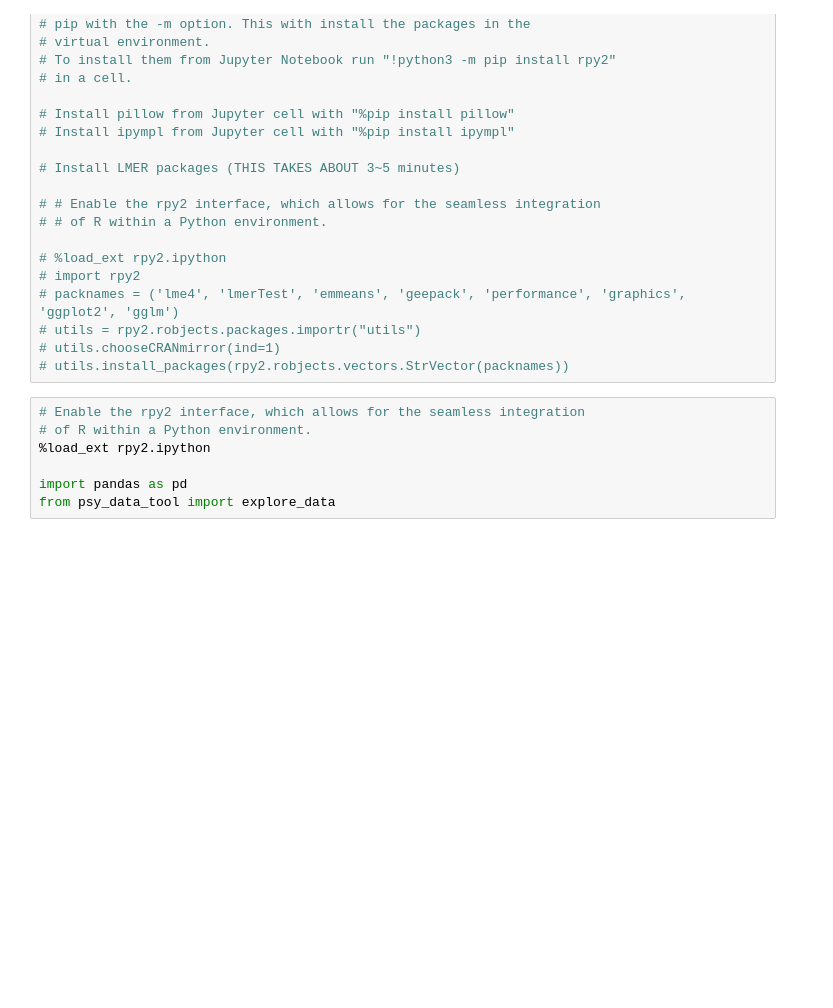
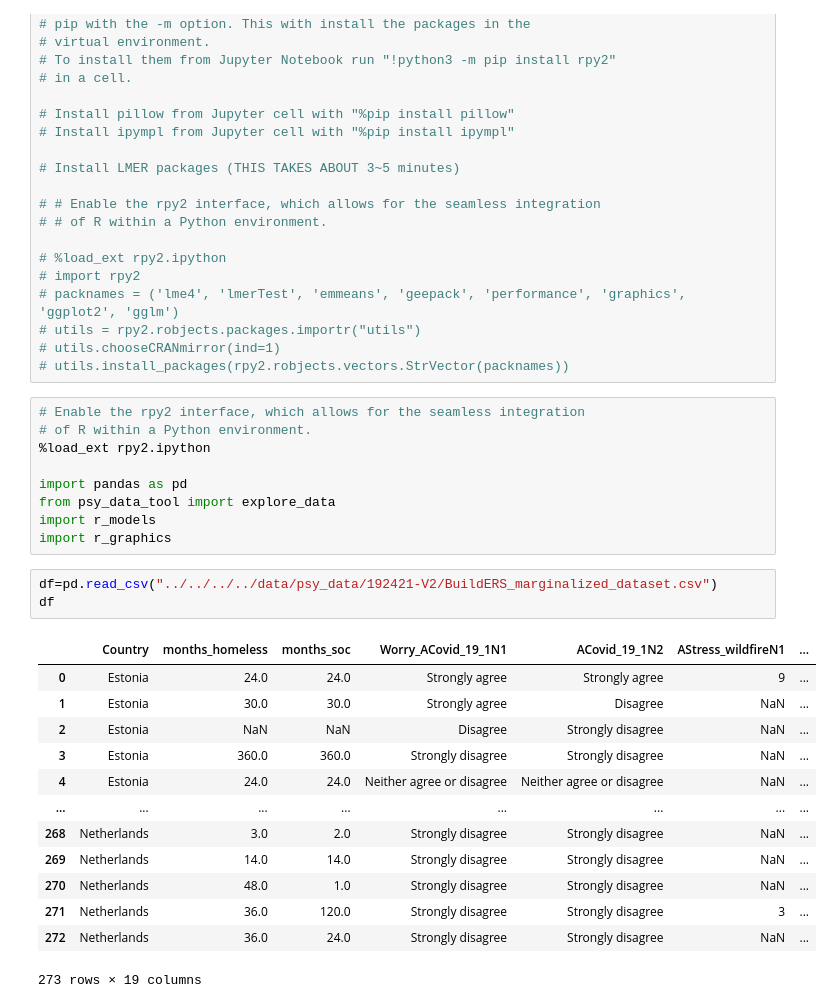
Before and after one commit to francesco-gariboldi/psy-data-tool, a Jupyter notebook: psy_data_tool.ipynb, the cells around one changed output. Cells and saved outputs as stored; diff of their text form; blank space fills up the shorter version.

```diff
--- a/psy_data_tool.ipynb
+++ b/psy_data_tool.ipynb
@@ -33,3 +33,22 @@
 
 import pandas as pd
 from psy_data_tool import explore_data
+import r_models
+import r_graphics
+# %%
+df=pd.read_csv("../../../../data/psy_data/192421-V2/BuildERS_marginalized_dataset.csv")
+df
+# %% [output]
+|  | Country | months_homeless | months_soc | Worry_ACovid_19_1N1 | ACovid_19_1N2 | AStress_wildfireN1 | ... |
+| 0 | Estonia | 24.0 | 24.0 | Strongly agree | Strongly agree | 9 | ... |
+| 1 | Estonia | 30.0 | 30.0 | Strongly agree | Disagree | NaN | ... |
+| 2 | Estonia | NaN | NaN | Disagree | Strongly disagree | NaN | ... |
+| 3 | Estonia | 360.0 | 360.0 | Strongly disagree | Strongly disagree | NaN | ... |
+| 4 | Estonia | 24.0 | 24.0 | Neither agree or disagree | Neither agree or disagree | NaN | ... |
+| ... | ... | ... | ... | ... | ... | ... | ... |
+| 268 | Netherlands | 3.0 | 2.0 | Strongly disagree | Strongly disagree | NaN | ... |
+| 269 | Netherlands | 14.0 | 14.0 | Strongly disagree | Strongly disagree | NaN | ... |
+| 270 | Netherlands | 48.0 | 1.0 | Strongly disagree | Strongly disagree | NaN | ... |
+| 271 | Netherlands | 36.0 | 120.0 | Strongly disagree | Strongly disagree | 3 | ... |
+| 272 | Netherlands | 36.0 | 24.0 | Strongly disagree | Strongly disagree | NaN | ... |
+273 rows × 19 columns
```
Also changed, not shown: parts of 2 cells of this notebook, 7 other files.
